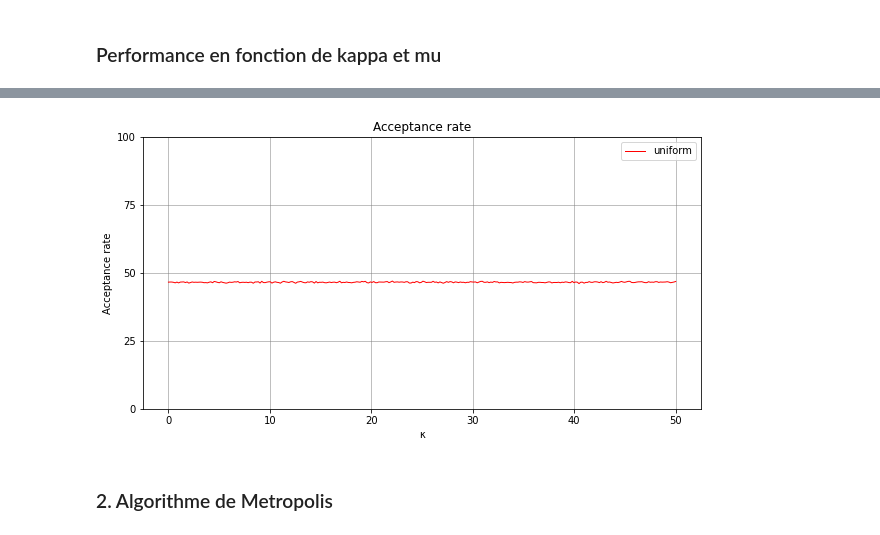
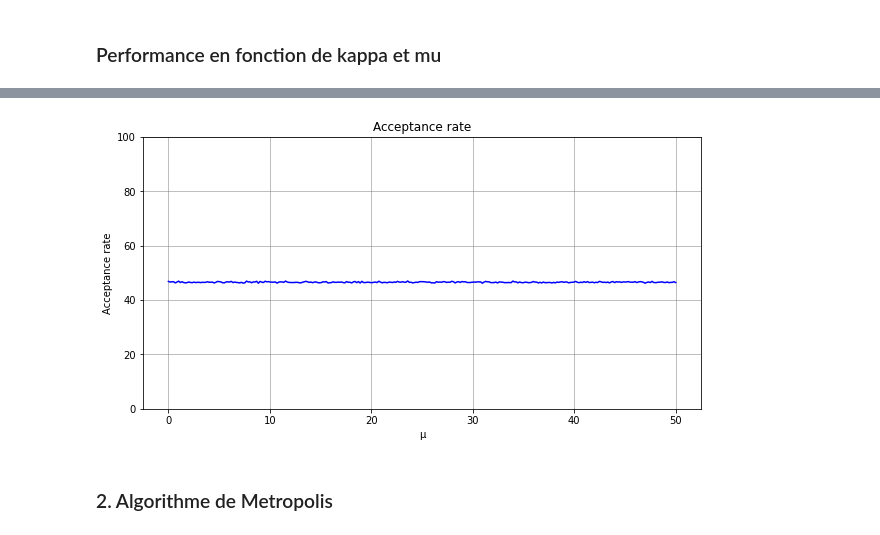
Before and after one commit to emanieluu/Projet_Monte_Carlo_ENSAE_2A_S2, a Jupyter notebook: Projet-Monte-Carlo.ipynb, the cells around one changed output, grey strips where cells are left out. Cells and saved outputs as stored; diff of their text form; code cells hidden in the pictures.

```diff
--- a/Projet-Monte-Carlo.ipynb
+++ b/Projet-Monte-Carlo.ipynb
@@ -31,13 +32,13 @@ v_von_mises_density = np.vectorize(von_mises_density)
 # %%
 y = np.linspace(-np.pi, np.pi)
 
-M = np.max(von_mises_density(y, mu=0, kappa=1)/v_unipi_density(y))
+M = np.max(v_von_mises_density(y, mu=0, kappa=1)/v_unipi_density(y))
 # %%
 M
 # %% [output]
 17.044412870709813
 # %%
-def von_mises_ra(M, mu=0, kappa=1):
+def von_mises_ra(M=M, mu=0, kappa=1):
     while True :
         x = gen_uni_pi()
         u = rd.random()
@@ -88,24 +91,10 @@ plt.show()
 # %% [markdown]
 ### Performance en fonction de kappa et mu
 # %%
-def von_mises_unif_acceptance(kappa=1., mu=0,  n=100_000):
-    """ This function estimates the acceptance rate according to a uniform distribution
-    as proposal distribution.
-
-    :param float kappa: kappa
-    :param int n: number of simulations
-
-    :return float: estimation of the acceptance rate in percentage
-    """
-
-    # Compute a uniform on [-pi, pi]
-    sample = gen_uni_pi(n=n)
-    sample = sample - mu
-
-    # Compute the value for the rejection test
-    val = np.exp(kappa * (np.cos(sample) - 1))
-
-    # Acceptance step
-    von_mises = sample[np.random.uniform(0, 1, n) <= val]
+def acceptance_rate_ra_uniform(kappa=1, mu=0,  n=100_000):
+    data = gen_uni_pi(n=n)
+    data = data - mu
+    val = np.exp(kappa * (np.cos(data) - 1))
+    von_mises = data[np.random.uniform(0, 1, n) <= val]
     return 100 * von_mises.shape[0] / n
 # %%
@@ -132,19 +120,20 @@ plt.show()
 # %%
+# Plot acceptance rate as a function of mu
+
 kappa1 = 1
 mu = np.linspace(0, 50, 300)
 n = 100000
 
 fig, ax = plt.subplots(figsize=(10, 5))
-ax.plot(kappa, [von_mises_unif_acceptance(kappa1, mu=val,n=n) for val in mu], 'r-', lw=1, label='uniform')
-ax.set_yticks([0, 25, 50, 75, 100])
+ax.plot(kappa, [acceptance_rate_ra_uniform(kappa1, mu=i,n=n) for i in mu], 'b-')
+ax.set_yticks([0, 20, 40, 60, 80, 100])
 ax.grid(True, linewidth=0.5, color='grey', linestyle='-')
-ax.set_xlabel("\u03BA")
+ax.set_xlabel("\u03BC")
 ax.set_ylabel("Acceptance rate")
 ax.set_title("Acceptance rate")
-plt.legend()
 plt.show()
 # %% [output]
-[figure, old version]
+[figure, new version]
 # %% [markdown]
 ### 2. Algorithme de Metropolis
 # %% [markdown]
```
Also changed, not shown: parts of 9 cells of this notebook.
